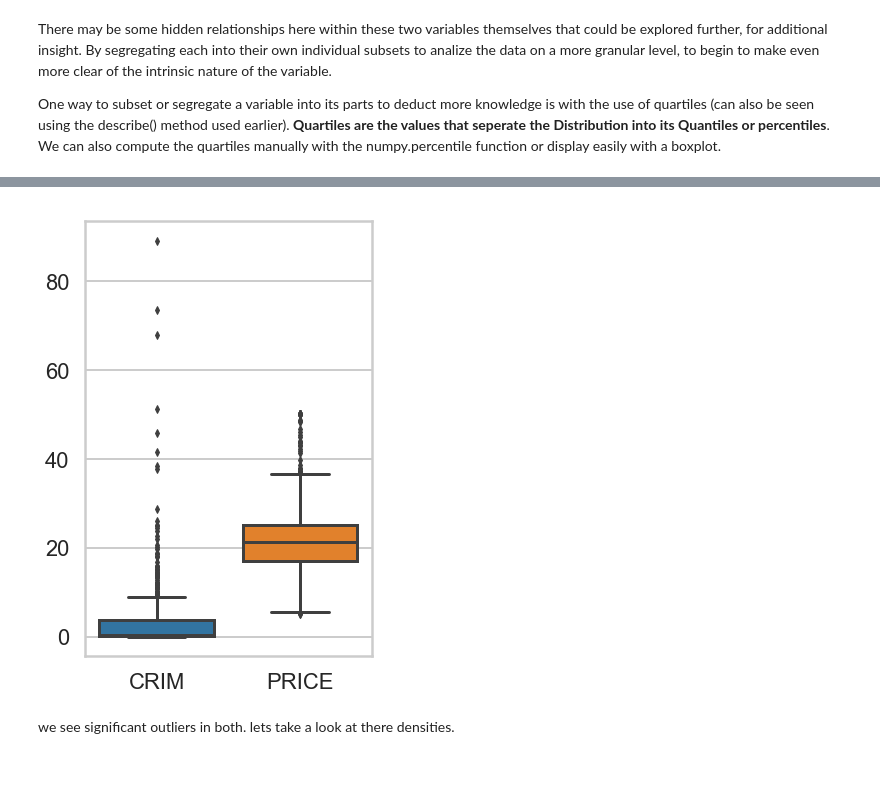
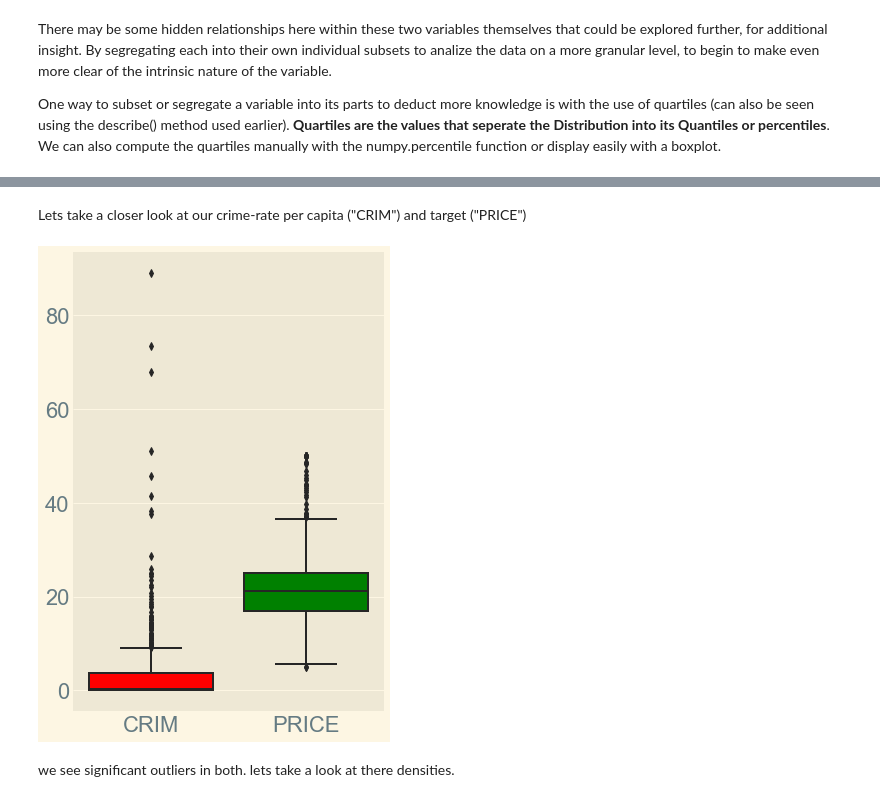
Before and after one commit to Emtman7/Springboard, a Jupyter notebook: Linear Regression.ipynb, the cells around one changed output, grey strips where cells are left out. Cells and saved outputs as stored; diff of their text form; code cells hidden in the pictures; blank space fills up the shorter version.

```diff
--- a/Linear Regression.ipynb
+++ b/Linear Regression.ipynb
@@ -315,0 +239,11 @@ ValueError: min() arg is an empty sequence
+# %%
+fig, ax = plt.subplots(figsize=(15, 7))
+plt.style.use('seaborn-dark')
+
+for param in ['figure.facecolor', 'axes.facecolor', 'savefig.facecolor']:
+    plt.rcParams[param] = '#212946'  # bluish dark grey, also nice: #4e5481'(Dusk)
+
+for param in ['text.color', 'axes.labelcolor', 'xtick.color', 'ytick.color']:
+    plt.rcParams[param] = '.9'      #9dbcd4 (light-grey-blue)
+ax.grid(color='#2A3459')
+plt.hist(bos.PRICE); plt.tight_layout()
@@ -382,8 +397,13 @@ We see some interesting observations here, it appears some of the most expensive
 # %% [markdown]
 We can also use [seaborn regplot](https://stanford.edu/~mwaskom/software/seaborn/tutorial/regression.html#functions-to-draw-linear-regression-models) for the scatterplot above. This provides automatic linear regression fits (useful for data exploration later on).
 # %%
-plt.figure(figsize=(9, 8))
+plt.figure(figsize=(15, 9))
+plt.style.use('seaborn-dark-palette')
+plt.rcParamsDefault
+plt.autoscale(enable=True, tight=True, axis='both')
 crim_price_df = bos[['CRIM', 'PRICE']]
-sns.regplot('CRIM', 'PRICE', data=crim_price_df, fit_reg=True)
-plt.ylim([0, np.max(crim_price_df.PRICE)])
+sns.regplot('CRIM', 'PRICE', data=crim_price_df, color='r', fit_reg=True)
+plt.ylim([0, np.max(crim_price_df.PRICE)+1])
+plt.xlim([-1, np.max(crim_price_df.CRIM)+1])
+plt.tight_layout()
 # %% [output]
@@ -428,0 +439,15 @@ lets plot again, crime rate and home-price below.
+# %%
+dfset = bos.drop(['TAX', 'B'], axis=1)
+plt.style.use('Solarize_Light2')
+
+plt.figure(figsize=(15,11))
+sns.boxplot(data=dfset)
+plt.xticks(rotation=45)
+#plt.grid(alpha=.25)
+plt.grid(alpha=.2, lw=1)
+plt.show()
+
+dfset1 = bos[['TAX', 'B']]
+plt.figure(figsize=(7,7))
+sns.boxplot(data=dfset1)
+plt.tight_layout()
@@ -429,10 +457,15 @@ lets plot again, crime rate and home-price below.
+# %% [markdown]
+Lets take a closer look at our crime-rate per capita ("CRIM") and target ("PRICE")
 # %%
 plt.figure(figsize=(5,7))
+plt.style.use('Solarize_Light2')
+
 crim_price_df = bos[['CRIM', 'PRICE']]
-sns.boxplot(data=crim_price_df)
+sns.boxplot(data=crim_price_df, palette=['red', 'green'], linewidth=2,
+            saturation=5, )
 plt.tight_layout()
 # %% [output]
-[figure, old version]
+[figure, new version]
 # %% [markdown]
 we see significant outliers in both. lets take a look at there densities.
 # %%
```
Also changed, not shown: parts of 64 cells of this notebook.
